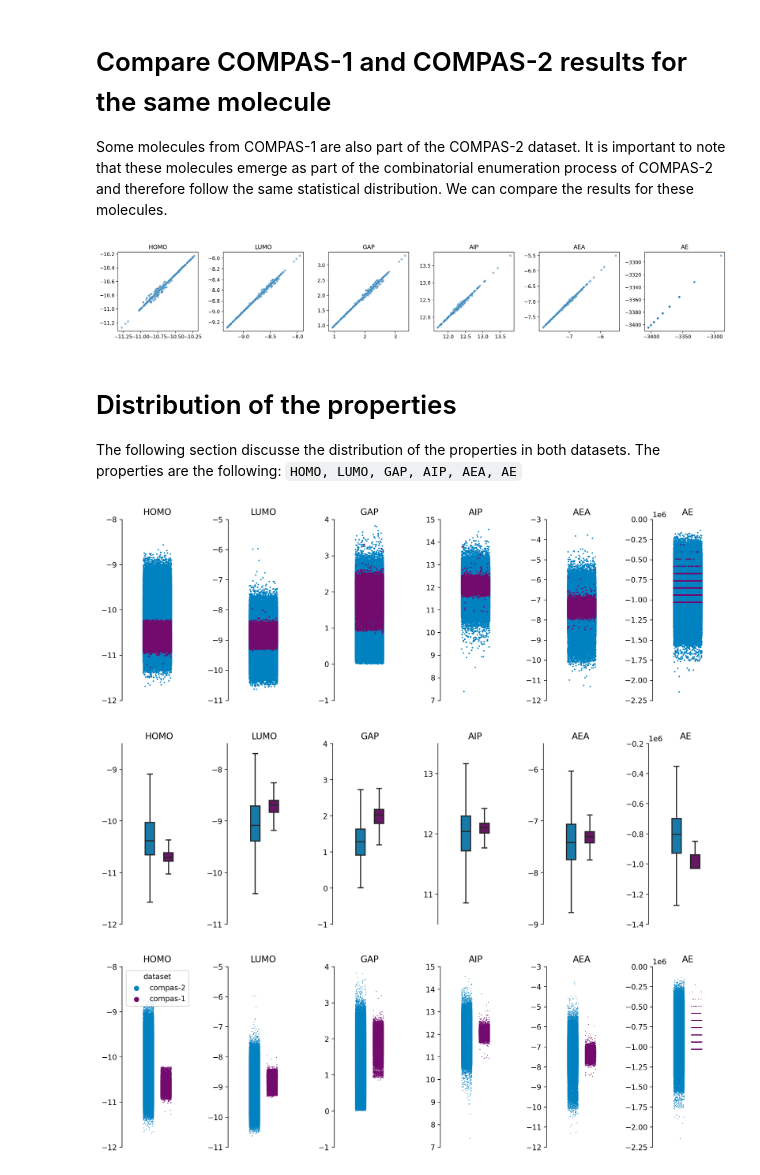
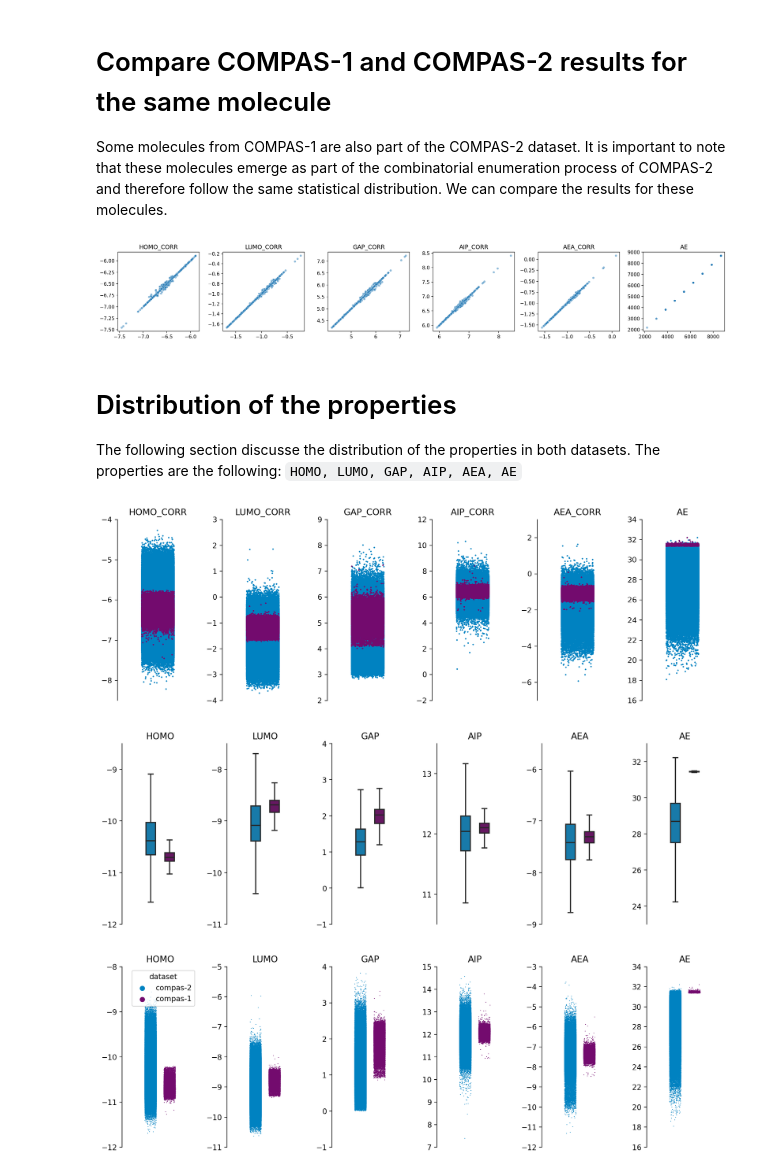
Before and after one commit to e-mayo/compas-analyisis, a Jupyter notebook: notebooks/compas1_vs_compas2.ipynb, the cells around one changed output. Saved outputs shown, nothing was run; the diff lists cells and outputs as text; code cells hidden in the pictures.

```diff
--- a/notebooks/compas1_vs_compas2.ipynb
+++ b/notebooks/compas1_vs_compas2.ipynb
@@ -41,15 +41,15 @@ df = df.sort_values('smiles')
 
 inchi_common = set(df_compas_1.inchi).intersection(set(df_compas_2.inchi))
 
-
-df['ae'] = calc_atomisation_energy(df,per_electron=True)
+df['ae'] = calc_atomisation_energy(df,energy_col='energy',per_electron=True)
+df['ae_corr'] = calc_atomisation_energy(df,energy_col='energy_corr',per_electron=True)
 benchmark = df.query('inchi in @inchi_common')
 # %%
 # electronic properties
 props = ['homo','lumo','gap','aip','aea',
          'ae'
          ]
-props_corr = ['homo_corr','lumo_corr','gap_corr','aip_corr','aea_corr']
+props_corr = ['homo_corr','lumo_corr','gap_corr','aip_corr','aea_corr','ae_corr']
 # group by
 hue_by = ['rings', 'aromatic_rings', 'atoms', 'heteroatoms', 'heterocycles',
        'branch', 'cyclobutadiene', 'pyrrole', 'borole', 'furan', 'thiophene',
@@ -65,7 +65,7 @@ n_cols = int(np.ceil(len(props) / n_rows))
 
 fig, axs = plt.subplots(n_rows,n_cols,figsize=(n_cols*3,n_rows*3), dpi=200)
 # Plot AIPs for COMPAS-1 and COMPAS-2
-for prop, ax in zip(props, axs):
+for prop, ax in zip(props_corr, axs):
     sns.scatterplot(x=benchmark.query('dataset == "compas-1"')[prop].values,
                 y=benchmark.query('dataset == "compas-2"')[prop].values,
                 alpha=0.5, s=20, ax=ax)
@@ -74,7 +74,7 @@ for prop, ax in zip(props, axs):
 # plt.ylabel('COMPAS-2')
 plt.tight_layout()
 # %% [output]
-[figure, old version]
+[figure, new version]
 # %% [markdown]
 # Distribution of the properties
 
@@ -82,32 +82,32 @@ The following section discusse the distribution of the properties in both datase
 # %%
 n_rows = 1
 n_cols = int(np.ceil(len(props) / n_rows))
 
 fig, axs = plt.subplots(n_rows,n_cols,figsize=(n_cols*2,n_rows*4), dpi=300)
 # Plot AIPs for COMPAS-1 and COMPAS-2
-for prop, ax in zip(props, axs):
+for prop, ax in zip(props_corr, axs):
     sns.stripplot(data=df.query('dataset == "compas-2"'), y=prop,
               s=2, jitter=0.2, ax=ax, color='#0082C1')
     sns.stripplot(data=df.query('dataset == "compas-1"'), y=prop,
               s=2, jitter=0.2, ax=ax, color='#730B6E')
     ax.set_title(prop.upper())
     # remove axis
     ax.spines['top'].set_visible(False)
     ax.spines['right'].set_visible(False)
     ax.spines['bottom'].set_visible(False)
     ax.get_xaxis().set_visible(False)
     ax.set_ylim(bottom=ax.get_yticks()[0],
         top=ax.get_yticks()[-1]
     )
     if prop == 'gap':
         ax.set_ylim(bottom=-1,
         top=4
     )
     ax.locator_params(axis='y', integer=True)
     ax.set_ylabel('')
 plt.tight_layout()
 # %% [output]
-[figure, old version]
+[figure, new version]
 # %%
 n_rows = 1
 n_cols = int(np.ceil(len(props) / n_rows))
@@ -142,7 +142,7 @@ for prop, ax in zip(props, axs):
     ax.set_ylabel('')
 plt.tight_layout()
 # %% [output]
-[figure, old version]
+[figure, new version]
 # %%
 n_rows = 1
 n_cols = int(np.ceil(len(props) / n_rows))
@@ -182,4 +182,4 @@ for prop, ax in zip(props, axs):
     hide_legend = True
 plt.tight_layout()
 # %% [output]
-[figure, old version]
+[figure, new version]
```
Also changed, not shown: parts of 1 cell of this notebook.
